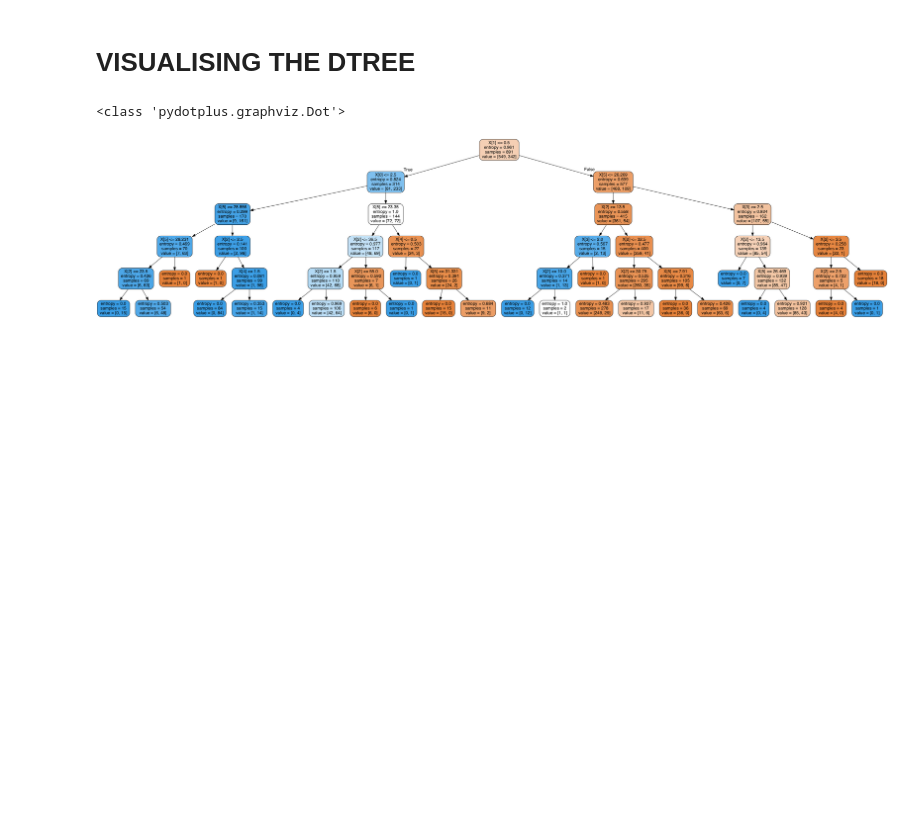
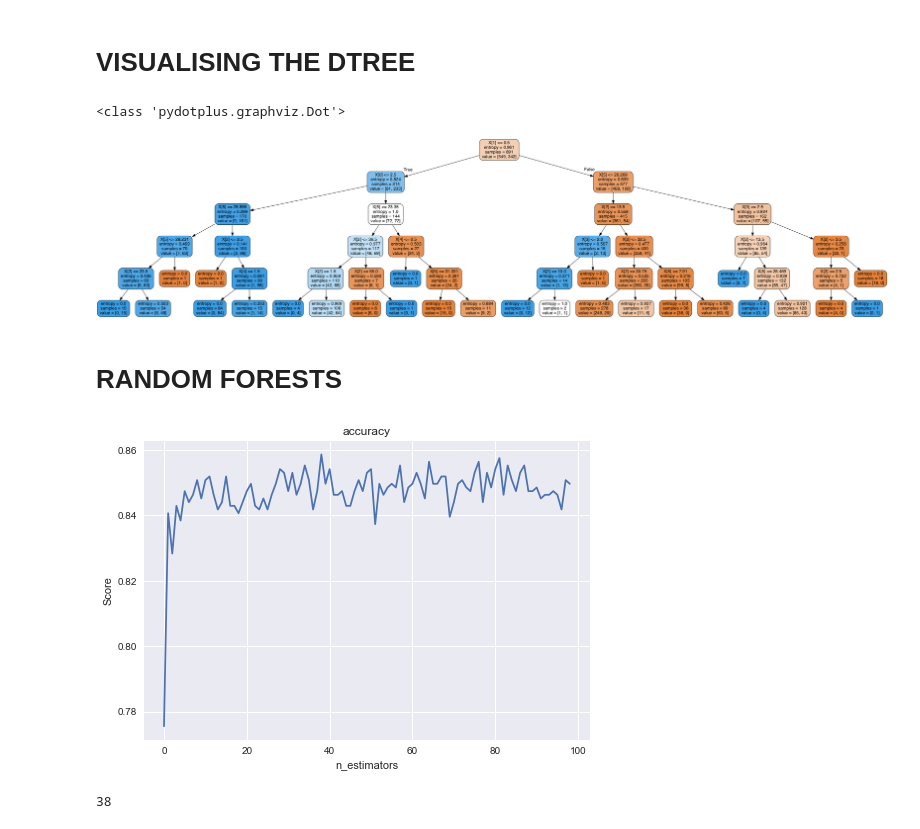
Before and after one commit to itspkaaay/Unsupervised_Learning, a Jupyter notebook: UNSUPERVISED LEARNING/k-means/DTrees(Titanic Challenge)/Titanic.ipynb, the cells around one changed output. Cells and saved outputs as stored; diff of their text form; code cells hidden in the pictures; blank space fills up the shorter version.

```diff
--- a/UNSUPERVISED LEARNING/k-means/DTrees(Titanic Challenge)/Titanic.ipynb
+++ b/UNSUPERVISED LEARNING/k-means/DTrees(Titanic Challenge)/Titanic.ipynb
@@ -221,3 +221,5 @@ print(type(graph))
 Image(graph.create_png())
 # %% [output]
 [figure]
+# %% [markdown]
+# RANDOM FORESTS
@@ -223,0 +230,20 @@ Image(graph.create_png())
+# %%
+
+score=[]
+for i in range(1,100):
+    rf= RandomForestClassifier(n_estimators=i,criterion='entropy',max_depth=5)
+    rf.fit(X,Y)
+    score.append(rf.score(X,Y))
+import matplotlib.pyplot as plt
+plt.ylabel('Score')
+plt.xlabel('n_estimators')
+plt.title('accuracy')
+plt.style.use('seaborn')
+plt.plot(score)
+plt.show()
+# %% [output]
+[figure, added]
+# %%
+np.argmax(score)
+# %% [output]
+38
```
Also changed, not shown: parts of 2 cells of this notebook.
